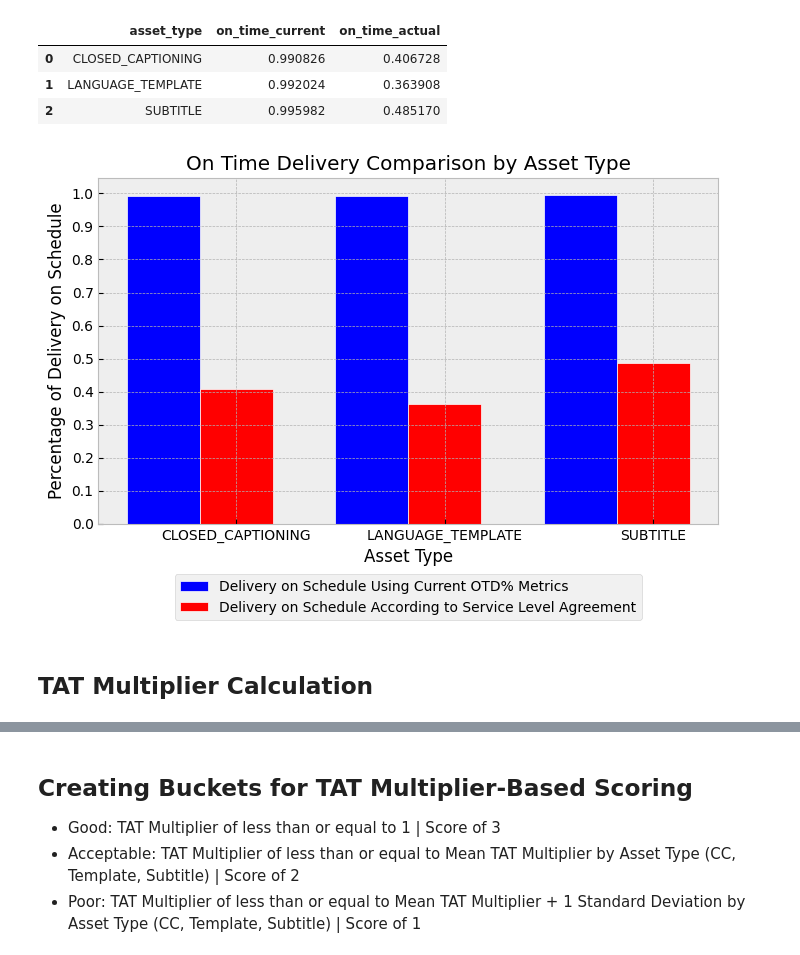
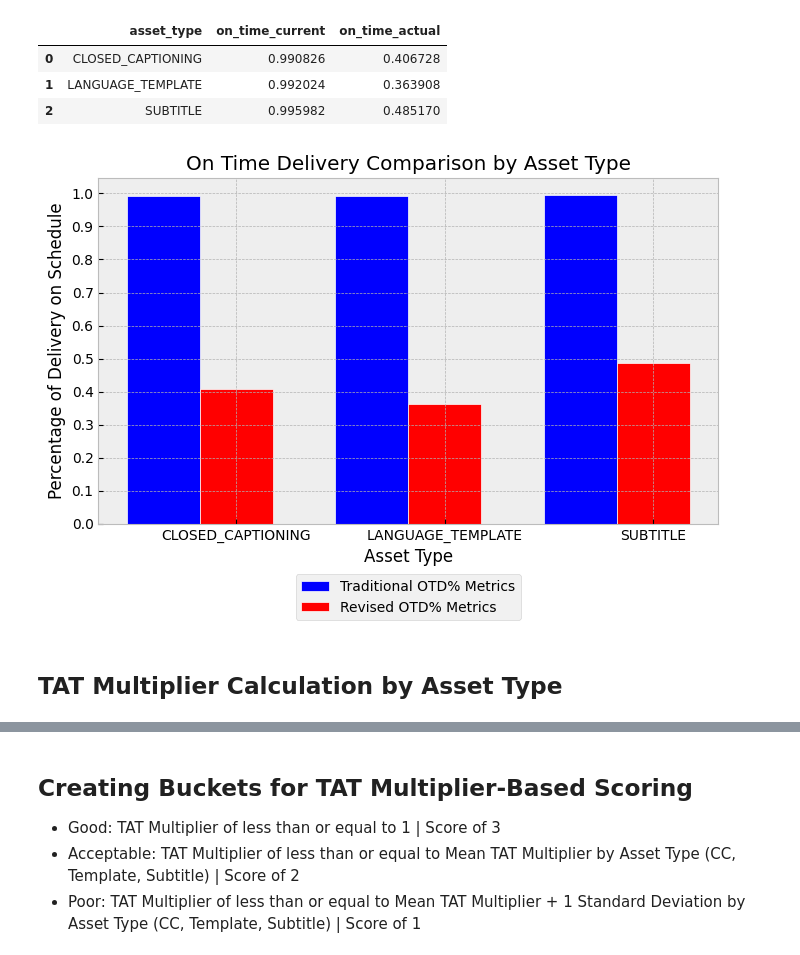
Before and after one commit to offthemenu/tatMultiplierProject, a Jupyter notebook: Processing/dataProcessing.ipynb, the cells around one changed output, grey strips where cells are left out. Drawn from its saved outputs; the diff is of its cells as text; code cells hidden in the pictures.

```diff
--- a/Processing/dataProcessing.ipynb
+++ b/Processing/dataProcessing.ipynb
@@ -199,27 +183,27 @@ df_ontime_comparison
 # %%
 bar_width = .35
 
 r1 = np.arange(len(df_ontime_comparison["asset_type"]))
 r2 = [x + bar_width for x in r1]
 
 fig, ax = plt.subplots(figsize=(7,5))
 
-ax.bar(r1, df_ontime_comparison["on_time_current"], width = bar_width, edgecolor="white", label="Delivery on Schedule Using Current OTD% Metrics", color = "blue")
-ax.bar(r2, df_ontime_comparison["on_time_actual"], width = bar_width, edgecolor="white", label="Delivery on Schedule According to Service Level Agreement", color = "red")
+ax.bar(r1, df_ontime_comparison["on_time_current"], width = bar_width, edgecolor="white", label="Traditional OTD% Metrics", color = "blue")
+ax.bar(r2, df_ontime_comparison["on_time_actual"], width = bar_width, edgecolor="white", label="Revised OTD% Metrics", color = "red")
 
 ax.set_xticks([r + bar_width for r in range(len(df_ontime_comparison["asset_type"]))])
 ax.set_xticklabels(df_ontime_comparison["asset_type"])
 ax.set_xlabel('Asset Type')
 ax.set_yticks([0,.1,.2,.3,.4,.5,.6,.7,.8,.9,1.0])
 ax.set_ylabel('Percentage of Delivery on Schedule')
 ax.set_title('On Time Delivery Comparison by Asset Type')
 
 ax.legend(loc='upper center', bbox_to_anchor=(0.5, -0.125), ncol=1)
 
 plt.tight_layout()
 
 plt.show()
 # %% [output]
-[figure, old version]
+[figure, new version]
 # %% [markdown]
-## TAT Multiplier Calculation
+## TAT Multiplier Calculation by Asset Type
```
Also changed, not shown: parts of 12 cells of this notebook, 4 other files.
